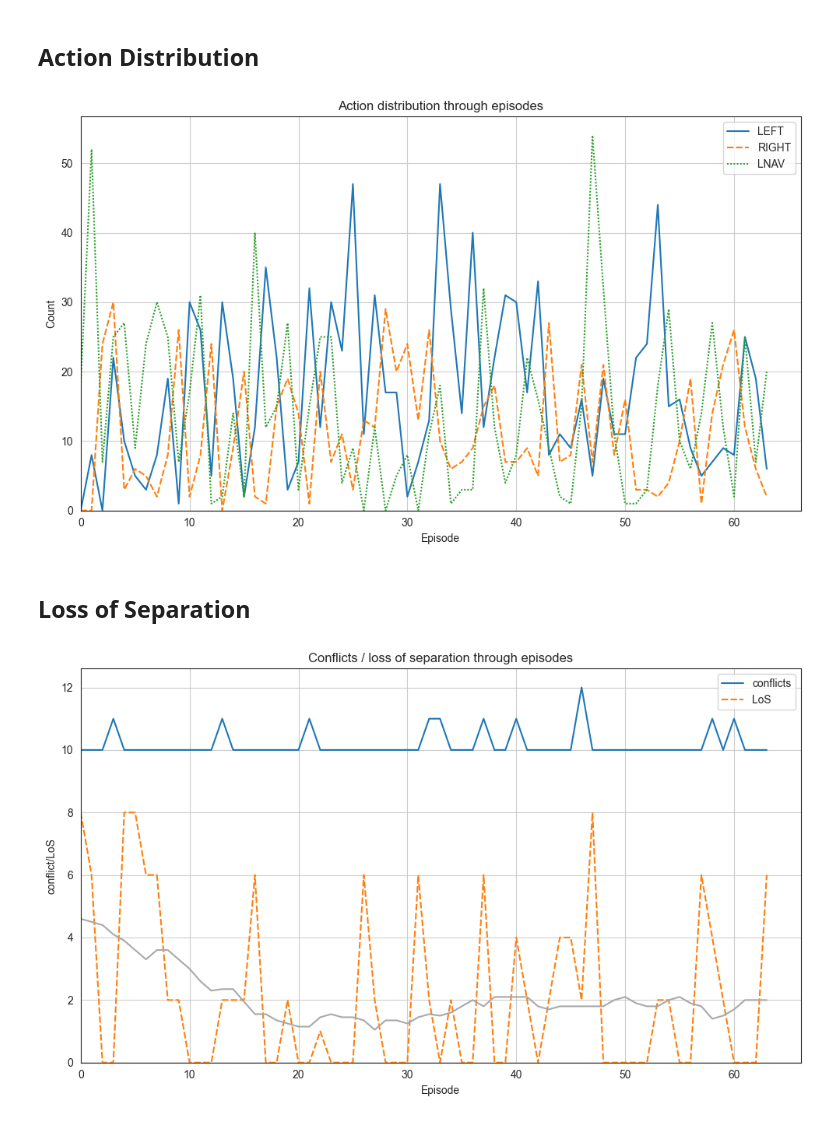
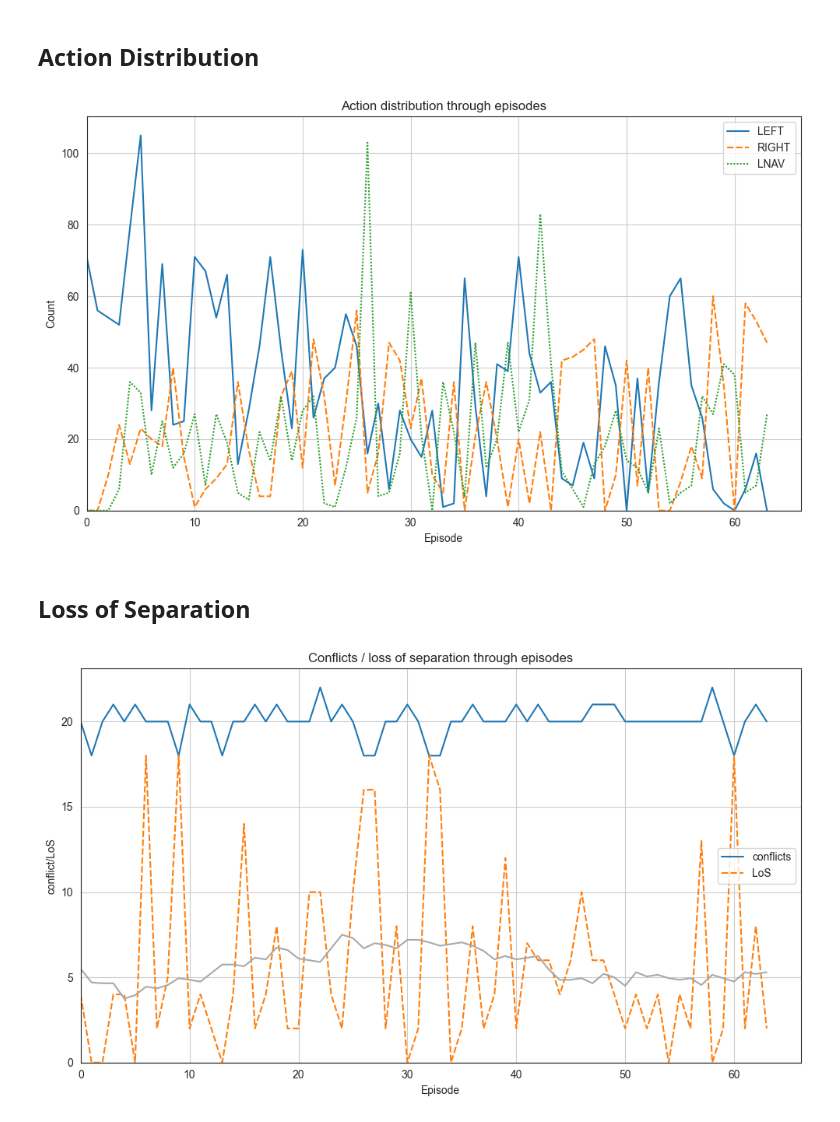
Before and after one commit to JHvanG/bluesky, a Jupyter notebook: bluesky/plugins/atc_utils/data_visualizer.ipynb, the cells around one changed output. Cells and saved outputs as stored; diff of their text form; code cells hidden in the pictures.

```diff
--- a/bluesky/plugins/atc_utils/data_visualizer.ipynb
+++ b/bluesky/plugins/atc_utils/data_visualizer.ipynb
@@ -9,7 +9,7 @@ sns.color_palette('deep')
 sns.set_style('white')
 
 workdir = os.getcwd()
-path = os.path.relpath('..\\..\\..\\results\\training_results\\', workdir)
+path = os.path.relpath('..\\..\\..\\results\\training_results\\verification_run\\', workdir)
 
 LINEWIDTH = 1.5
 # %%
@@ -57,12 +57,13 @@ LINEWIDTH = 1.5
 # filename = "training_results_com_2tran_CPA_huber_64batch_10000buffer_2train_100update_7_5alert_0_002decay_0_01epsilon.csv"
 # filename = "training_results_com_2tran_LNAV_huber_64batch_10000buffer_2train_100update_7_5alert_0_002decay_0_01epsilon.csv"
 
+# with verification run and 20 conflicts
 # filename = "training_results_com_2tran_SPARSE_10seprew_huber_64batch_10000buffer_2train_100update_7_5alert_0_002decay_0_01epsilon.csv"
 # filename = "training_results_com_2tran_LNAV_10seprew_huber_64batch_10000buffer_1train_100update_7_5alert_0_002decay_0_01epsilon.csv"
-# filename = "training_results_com_2tran_CPA_10seprew_huber_64batch_10000buffer_2train_100update_7_5alert_0_002decay_0_01epsilon.csv"
+filename = "training_results_com_2tran_CPA_10seprew_huber_64batch_10000buffer_2train_100update_7_5alert_0_002decay_0_01epsilon.csv"
 
 # only 10 conflicts
-filename = "training_results_com_2tran_LNAV_10seprew_huber_64batch_10000buffer_2train_100update_7_5alert_0_002decay_0_01epsilon.csv"
+# filename = "training_results_com_2tran_LNAV_10seprew_huber_64batch_10000buffer_2train_100update_7_5alert_0_002decay_0_01epsilon.csv"
 
 
 file = os.path.join(path, filename)
@@ -188,7 +189,7 @@ plt.show()
 # %% [markdown]
 ## Validation results
 # %%
-path = os.path.relpath('..\\..\\..\\results\\validation_results\\', workdir)
+path = os.path.relpath('..\\..\\..\\results\\validation_results\\verification_run\\', workdir)
 file = os.path.join(path, filename)
 
 data = []
@@ -261,25 +262,25 @@ plt.ylabel("Count")
 
 plt.show()
 # %% [output]
-[figure, old version]
+[figure, new version]
 # %% [markdown]
 ## Loss of Separation
 # %%
-data = {"conflicts": result['conflicts'], "LoS": result['LoS']}
+data = {"conflicts": result['conflics'], "LoS": result['LoS']}
 plt.figure(figsize=(10, 6), tight_layout=True)
 # plotting
 plt.grid()
 plt.axhline(y=0, linewidth=0.9, color="k")
 sns.lineplot(data=data, linewidth=LINEWIDTH)
 running_avg = uniform_filter1d(data["LoS"], 20)
 sns.lineplot(data=running_avg, linewidth=LINEWIDTH, color="darkgrey")
 plt.xlim(0)
 plt.ylim(0)
 plt.title("Conflicts / loss of separation through episodes")
 plt.xlabel("Episode")
 plt.ylabel("conflict/LoS")
 # plt.savefig("conflicts.pdf")
 
 plt.show()
 # %% [output]
-[figure, old version]
+[figure, new version]
```
Also changed, not shown: parts of 6 cells of this notebook, 27 other files.
